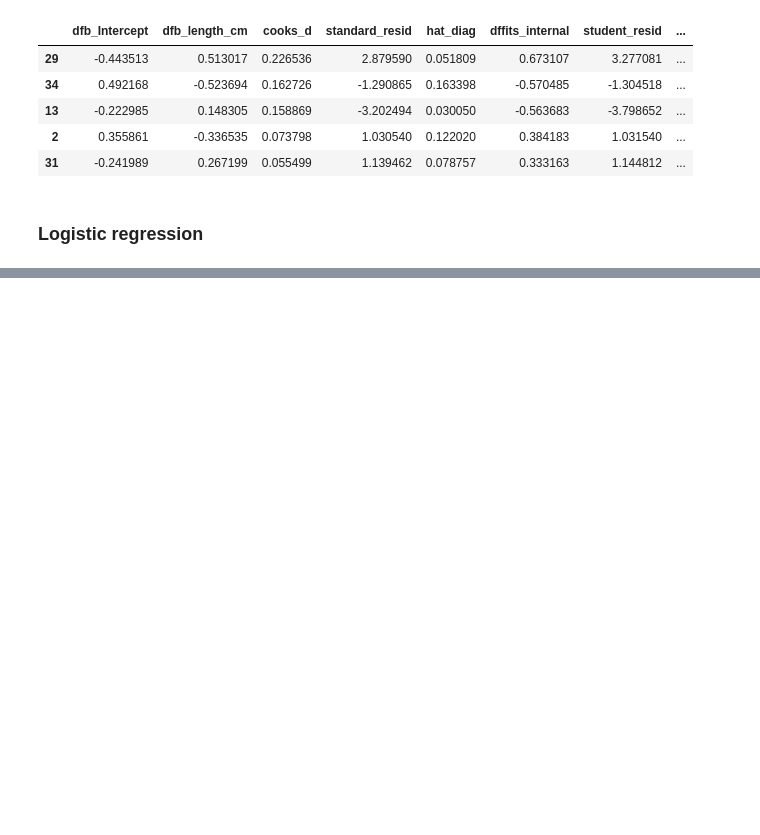
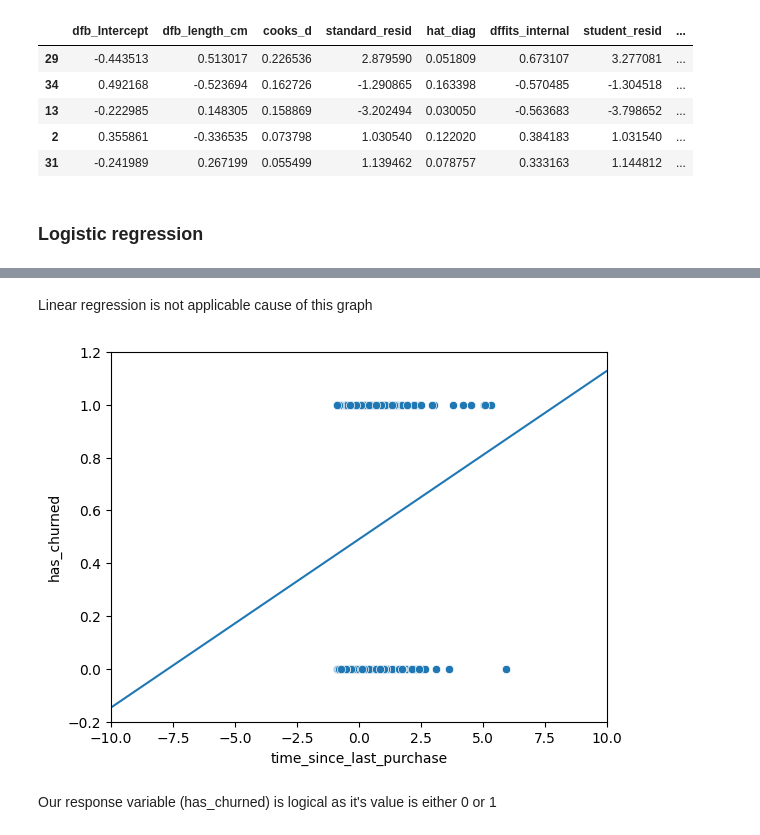
Before and after one commit to andrewch28/DataCamp, a Jupyter notebook: Statistics.ipynb, the cells around one changed output, grey strips where cells are left out. Cells and saved outputs as stored; diff of their text form; code cells hidden in the pictures; blank space fills up the shorter version.

```diff
--- a/Statistics.ipynb
+++ b/Statistics.ipynb
@@ -412,0 +435,15 @@ model_bream.get_influence().summary_frame().sort_values("cooks_d", ascending=Fal
+# %% [markdown]
+Linear regression is not applicable cause of this graph
+# %%
+sns.scatterplot(x="time_since_last_purchase",
+                y="has_churned",
+                data=churn)
+plt.axline(xy1=(0, intercept), slope=slope)
+
+plt.xlim(-10, 10)
+plt.ylim(-0.2, 1.2)
+plt.show()
+# %% [output]
+[figure, added]
+# %% [markdown]
+Our response variable (has_churned) is logical as it's value is either 0 or 1
```
Also changed, not shown: parts of 25 cells of this notebook, 1 other file.
